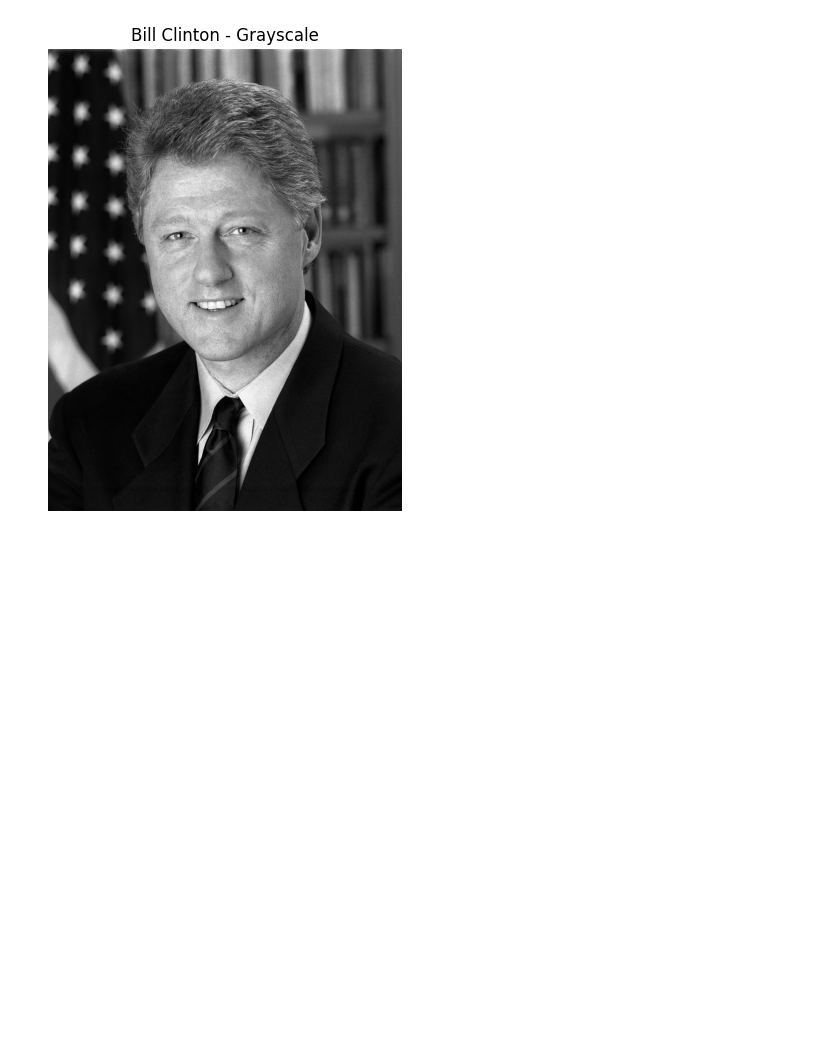
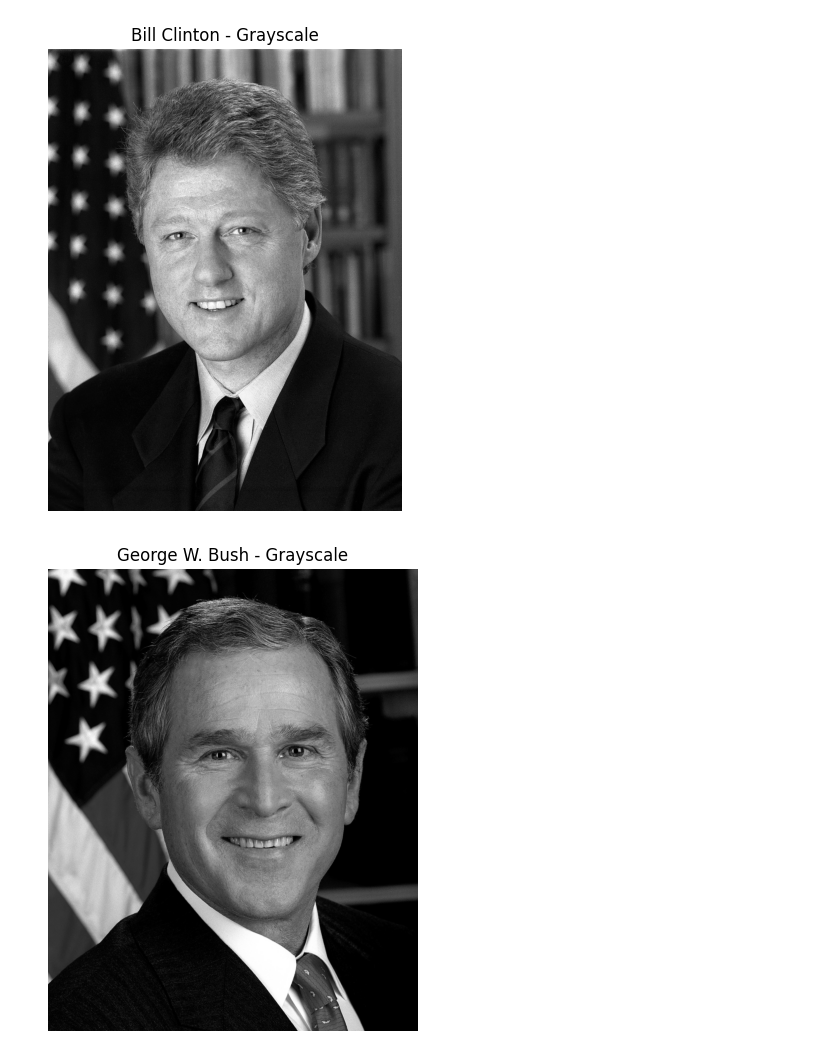
Before and after one commit to Samuel-DaS/ml-projects, a Jupyter notebook: face-detection/FaceDetection.ipynb, the cells around one changed output. Cells and saved outputs as stored; diff of their text form; code cells hidden in the pictures; blank space fills up the shorter version.

```diff
--- a/face-detection/FaceDetection.ipynb
+++ b/face-detection/FaceDetection.ipynb
@@ -42,3 +46,16 @@ else:
   plt.show()
 # %% [output]
 [figure]
+# %%
+Bush = cv2.imread("George_W_Bush.jpg", cv2.IMREAD_GRAYSCALE)
+
+if Bush is None:
+  print("Failed to load image.")
+else:
+  plt.figure(figsize = (6,6))
+  plt.imshow(Bush, cmap = "gray")
+  plt.title("George W. Bush - Grayscale")
+  plt.axis("off")
+  plt.show()
+# %% [output]
+[figure, added]
```
Also changed, not shown: parts of 5 cells of this notebook.
